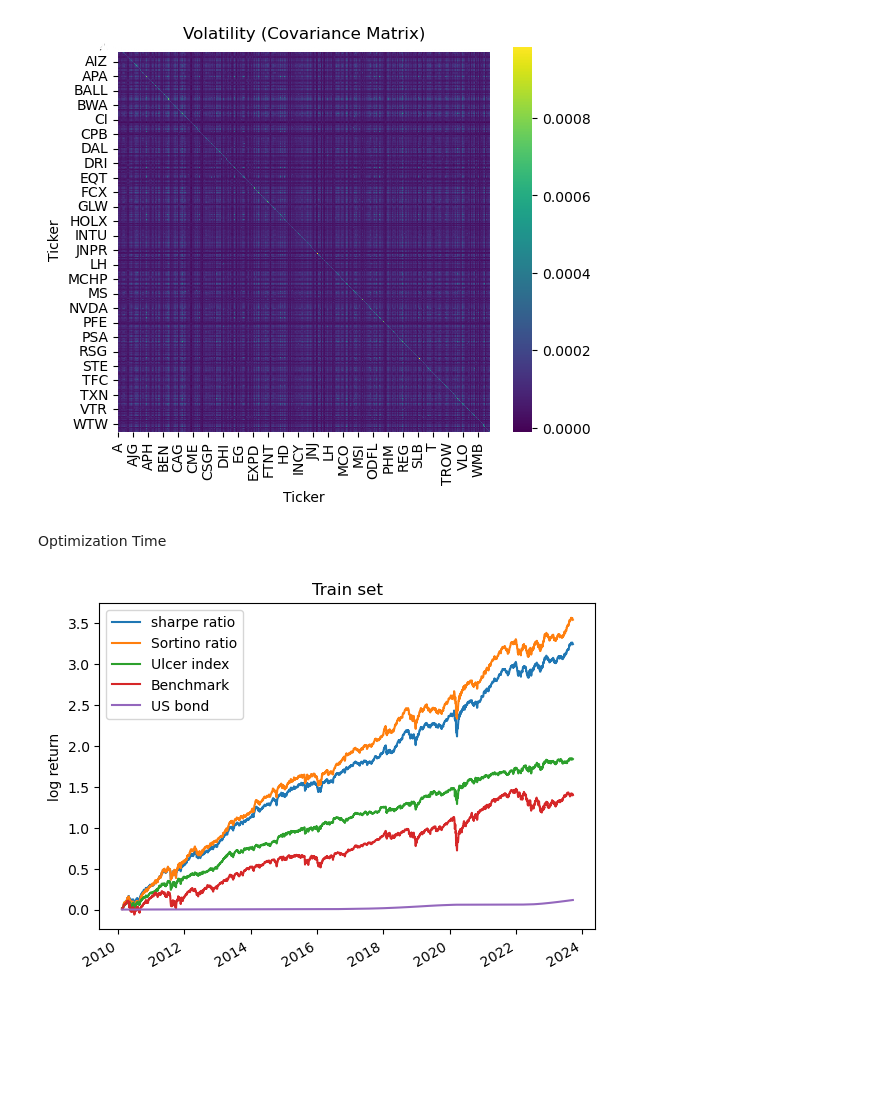
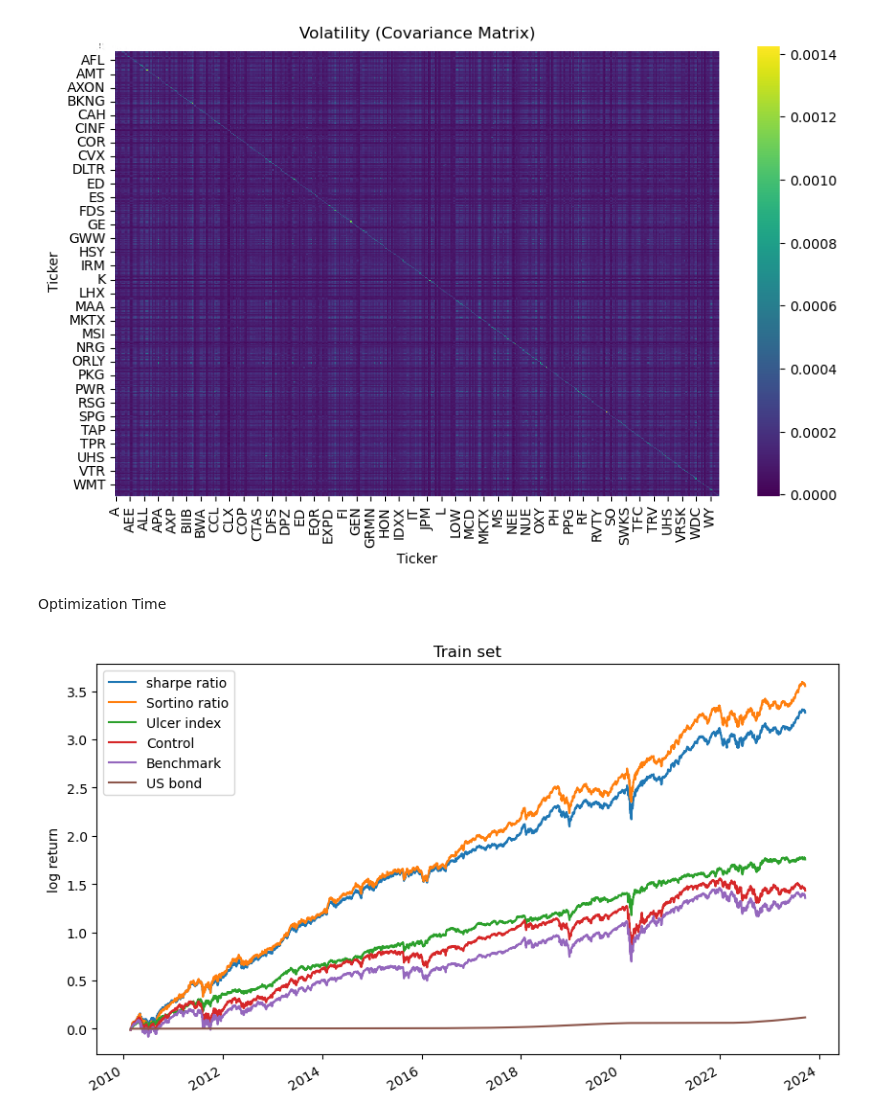
Before and after one commit to SzeLok0305/Finance_study, a Jupyter notebook: yfinance_analysis/Portfolio theory Sortino Ulcer.ipynb, the cells around one changed output. Drawn from its saved outputs; the diff is of its cells as text; code cells hidden in the pictures; blank space fills up the shorter version.

```diff
--- a/yfinance_analysis/Portfolio theory Sortino Ulcer.ipynb
+++ b/yfinance_analysis/Portfolio theory Sortino Ulcer.ipynb
@@ -29,20 +29,23 @@ def final_ticker(T_list):
 index_banch_mart = ["SPY"]
 
 tickers = final_ticker(SnP_componet_ticker)
-def Get_Average_price(tickers, start_date):
+def Get_price(tickers, start_date,price_period='Close'):
     data = yf.download(tickers,start = start_date)
     print('Removing ticker with nan values')
     data = data.dropna(axis=1, how='any')
-    print('Calculating average price')
-    data = (data['Open'] + data['Close'] + data['High'] + data['Low']) / 4
+    if price_period == 'Average':
+        print('Calculating average price')
+        data = (data['Open'] + data['Close'] + data['High'] + data['Low']) / 4
+    else:
+        data = data['Close']
     if len(tickers) > 1:
         ava_ticker = list(data.columns)
         assert len(ava_ticker) == len(data.columns)
         return data, ava_ticker
     else:
-        return data
+        return data, tickers
 
-df,tickers = Get_Average_price(tickers,valid_start_day)
-df_BM = Get_Average_price(index_banch_mart, valid_start_day)
+df,tickers = Get_price(tickers,valid_start_day)
+df_BM,_ = Get_price(index_banch_mart, valid_start_day)
 number_of_stocks = df.shape[1]
 # %% [output]
@@ -88,12 +86,12 @@ ret_df = np.log(df/df.shift(1)).dropna()
 ret_df_BM = np.log(df_BM/df_BM.shift(1)).dropna()
 # %%
 Covarian_matrix = ret_df.cov()
-plt.figure(figsize=(6, 5))
+plt.figure(figsize=(10, 6))
 sns.heatmap(Covarian_matrix, annot=True, cmap='viridis', fmt='.2e')
 plt.title('Volatility (Covariance Matrix)')
 plt.show()
 # %% [output]
-[figure, old version]
+[figure, new version]
 # %% [markdown]
 Optimization Time
 # %%
@@ -184,16 +182,19 @@ W_0 = np.ones(number_of_stocks)/number_of_stocks
 ER_sharp_ratio_train  = Expected_return(W_sharpe_ratio_train,Train)
 ER_Sortino_ratio_train  = Expected_return(W_Sortino_ratio_train,Train)
 ER_Ulcer_index_train  = Expected_return(W_Ulcer_index_train,Train)
+ER_control_train = Expected_return(W_0,Train)
 
+plt.figure(figsize=(10, 6))
 ER_sharp_ratio_train.plot(title="Train set",ylabel="log return",label="sharpe ratio")
 ER_Sortino_ratio_train.plot(label="Sortino ratio")
 ER_Ulcer_index_train.plot(label="Ulcer index")
+ER_control_train.plot(label="Control")
 BM_train.cumsum().plot(label="Benchmark")
 Train_rfr.cumsum().plot(label="US bond")
 plt.legend()
 plt.show()
 # %% [output]
-[figure, old version]
+[figure, new version]
 # %%
 ER_sharpe_ratio_Test  = Expected_return(W_sharpe_ratio_train,Test)
 ER_Sortino_ratio_Test  = Expected_return(W_Sortino_ratio_train,Test)
```
Also changed, not shown: parts of 10 cells of this notebook, 1 other file.
